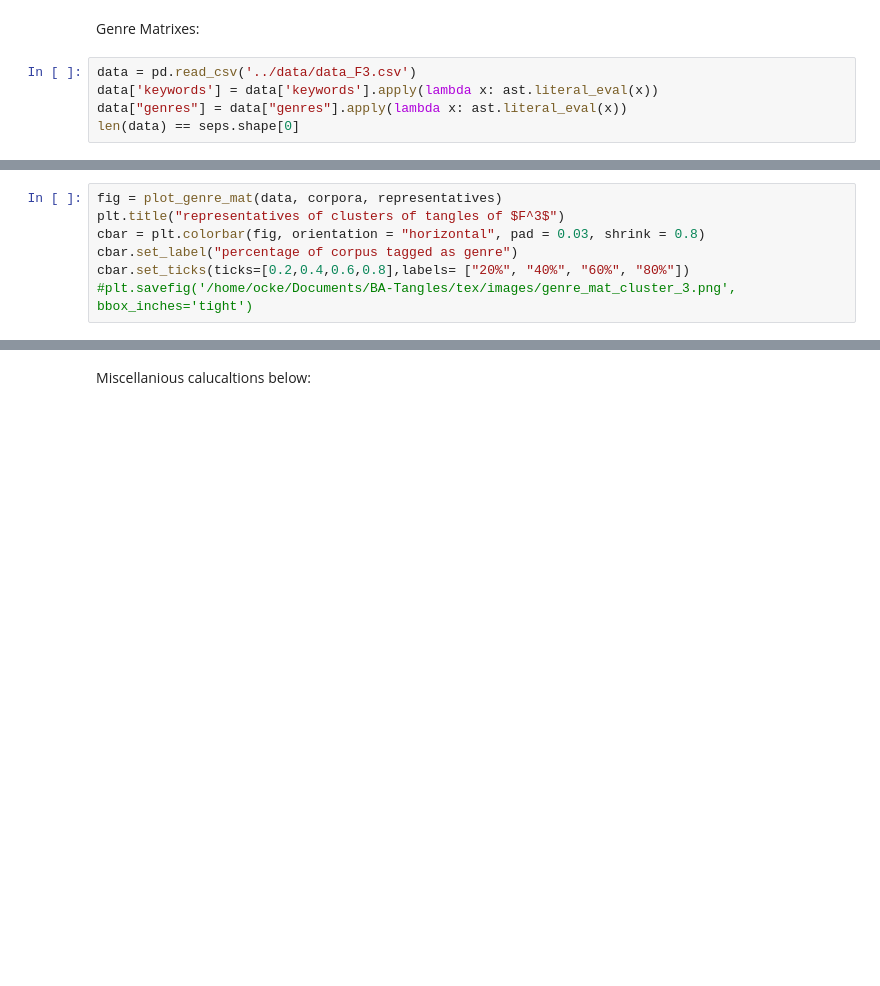
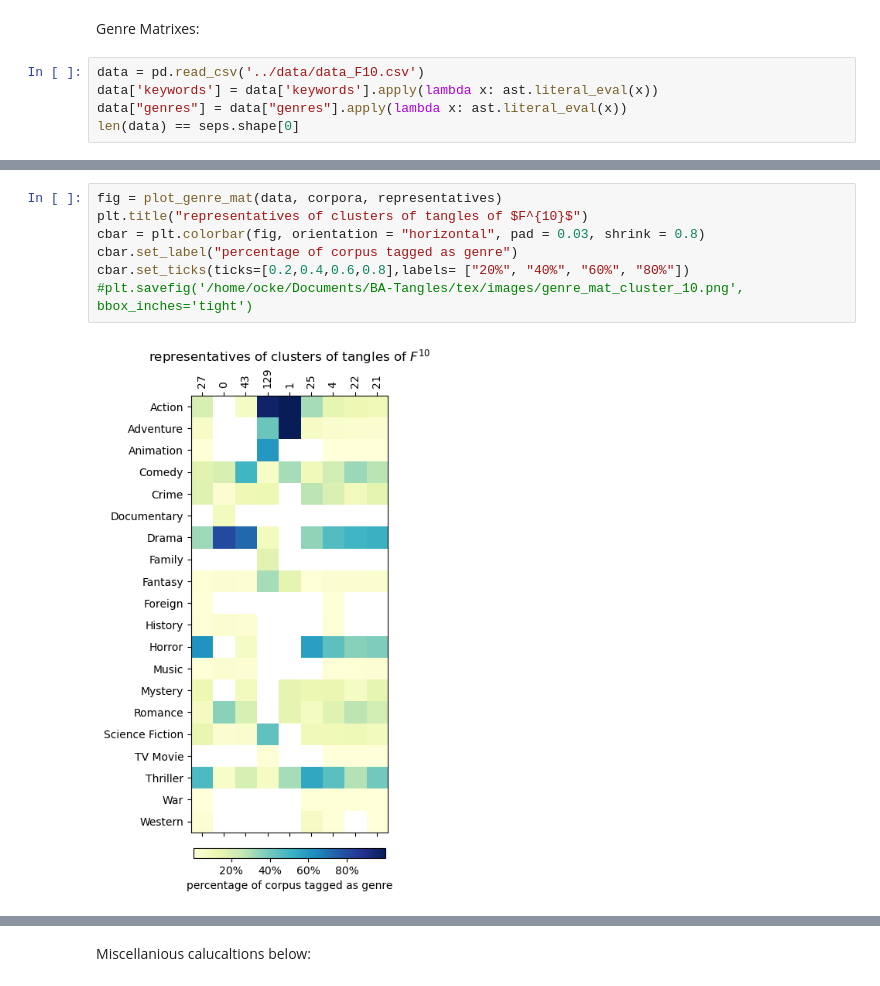
Before and after one commit to ocked/movie-genre-tangles, a Jupyter notebook: scripts_notebooks/4_2_tst_F10_exploration.ipynb, the cells around one changed output, grey strips where cells are left out. Saved outputs shown, nothing was run; the diff lists cells and outputs as text; blank space fills up the shorter version.

```diff
--- a/scripts_notebooks/4_2_tst_F10_exploration.ipynb
+++ b/scripts_notebooks/4_2_tst_F10_exploration.ipynb
@@ -189,7 +239,7 @@ Counts how many movies are in the corpus of at least one tangle:
 # %% [markdown]
 Genre Matrixes:
 # %%
-data = pd.read_csv('../data/data_F3.csv')
+data = pd.read_csv('../data/data_F10.csv')
 data['keywords'] = data['keywords'].apply(lambda x: ast.literal_eval(x))
 data["genres"] = data["genres"].apply(lambda x: ast.literal_eval(x))
 len(data) == seps.shape[0]
@@ -201,8 +274,10 @@ data['genres'].explode().value_counts()
 # %%
 fig = plot_genre_mat(data, corpora, representatives)
-plt.title("representatives of clusters of tangles of $F^3$")
+plt.title("representatives of clusters of tangles of $F^{10}$")
 cbar = plt.colorbar(fig, orientation = "horizontal", pad = 0.03, shrink = 0.8)
 cbar.set_label("percentage of corpus tagged as genre")
 cbar.set_ticks(ticks=[0.2,0.4,0.6,0.8],labels= ["20%", "40%", "60%", "80%"])
-#plt.savefig('/home/ocke/Documents/BA-Tangles/tex/images/genre_mat_cluster_3.png', bbox_inches='tight')
+#plt.savefig('/home/ocke/Documents/BA-Tangles/tex/images/genre_mat_cluster_10.png', bbox_inches='tight')
+# %% [output]
+[figure, added]
 # %%
```
Also changed, not shown: parts of 32 cells of this notebook, 2 other files.
